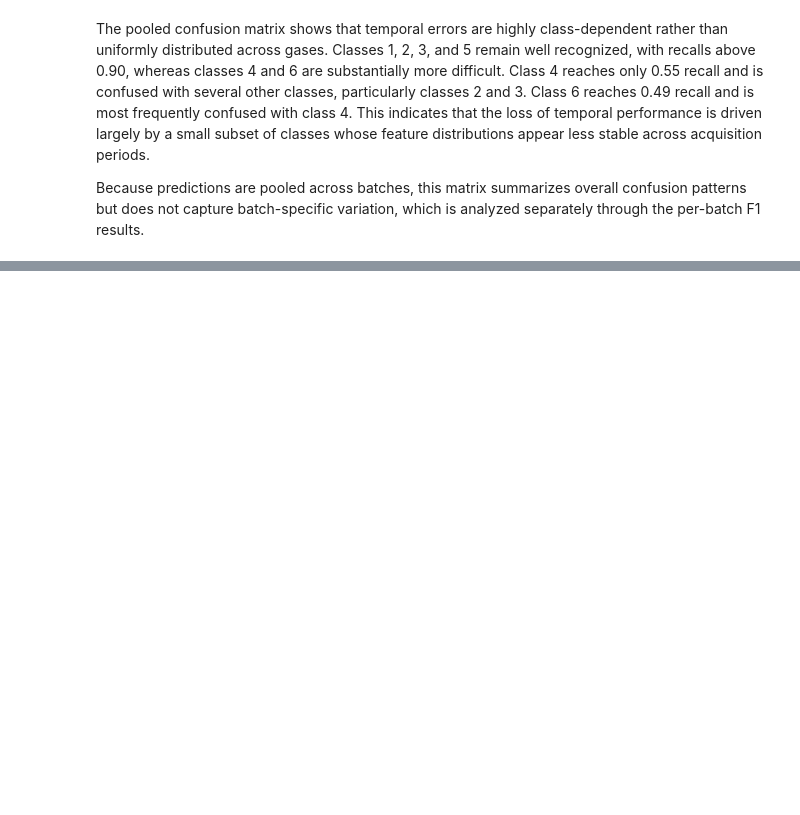
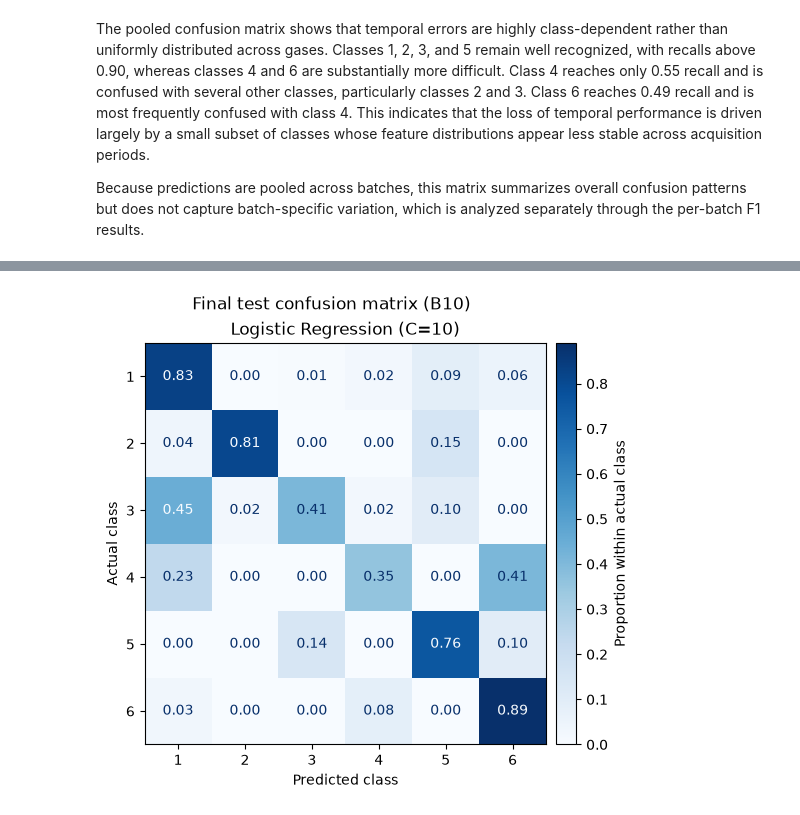
Before and after one commit to adrianfeijoo/gas-sensor-drift-classification, a Jupyter notebook: notebooks/02_model_evaluation.ipynb, the cells around one changed output, grey strips where cells are left out. Saved outputs shown, nothing was run; the diff lists cells and outputs as text; code cells hidden in the pictures; blank space fills up the shorter version.

```diff
--- a/notebooks/02_model_evaluation.ipynb
+++ b/notebooks/02_model_evaluation.ipynb
@@ -899,0 +1004,14 @@ Because predictions are pooled across batches, this matrix summarizes overall co
+# %%
+final_test_labels = tuple(sorted(full_data["label"].unique()))
+final_test_predictions = {
+    "Logistic Regression (C=10)": collect_final_holdout_predictions(
+        full_data,
+        build_logistic_regression(C=10.0),
+    ),
+}
+
+final_test_confusion_matrix = confusion_matrix_table(
+    final_test_predictions["Logistic Regression (C=10)"],
+    final_test_labels,
+)
+final_test_confusion_matrix
@@ -899,0 +1027,8 @@ Because predictions are pooled across batches, this matrix summarizes overall co
+# %%
+plot_confusion_matrices(
+    final_test_predictions,
+    final_test_labels,
+    title="Final test confusion matrix (B10)",
+)
+# %% [output]
+[figure, added]
```
Also changed, not shown: parts of 11 cells of this notebook.
